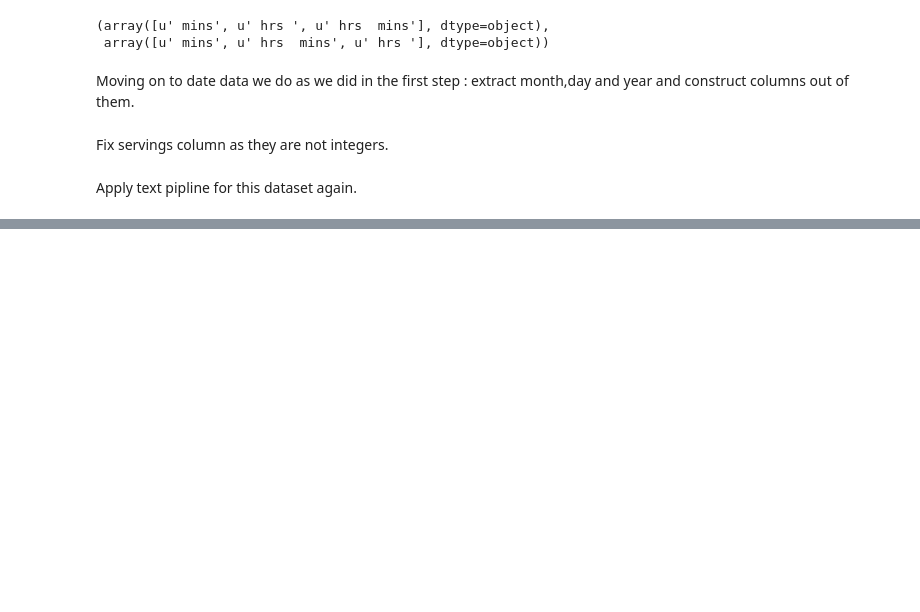
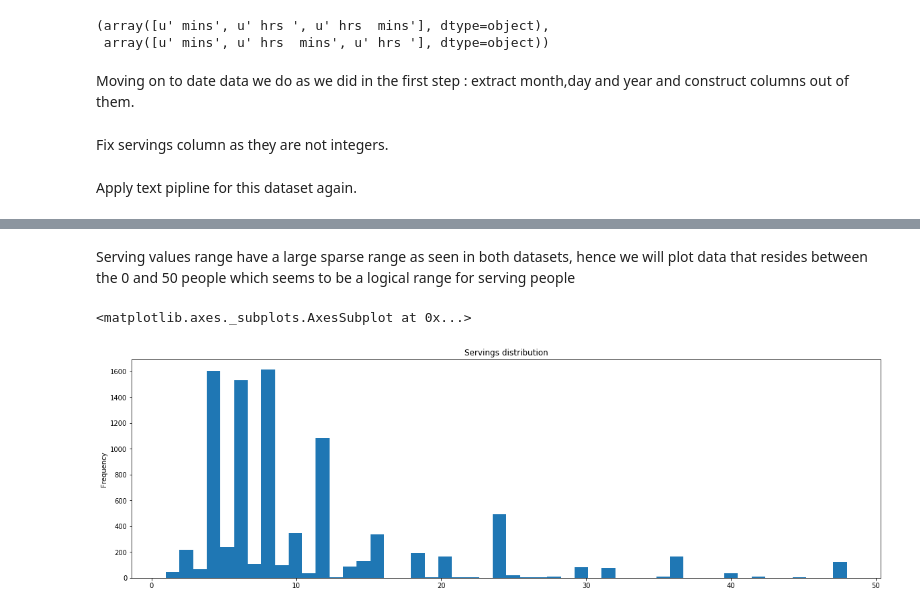
Before and after one commit to leonardoperrone/smart-recipes, a Jupyter notebook: Preprocessing.ipynb, the cells around one changed output, grey strips where cells are left out. Drawn from its saved outputs; the diff is of its cells as text; code cells hidden in the pictures; blank space fills up the shorter version.

```diff
--- a/Preprocessing.ipynb
+++ b/Preprocessing.ipynb
@@ -426,0 +607,8 @@ food_com_df,tfidf_foodcom_df,count_foodcom_df
+# %% [markdown]
+Serving values range have a large sparse range as seen in both datasets, hence we will plot data that resides between the 0 and 50 people which seems to be a logical range for serving people
+# %%
+servings = all_recipe_servings[(all_recipe_servings['servings'] >= 0) & (all_recipe_servings['servings'] < 50)]
+servings['servings'].plot(kind='hist', bins=50, figsize=(20,6), title='Servings distribution')
+# %% [output]
+<matplotlib.axes._subplots.AxesSubplot at 0x...>
+[figure, added]
```
Also changed, not shown: parts of 72 cells of this notebook.
